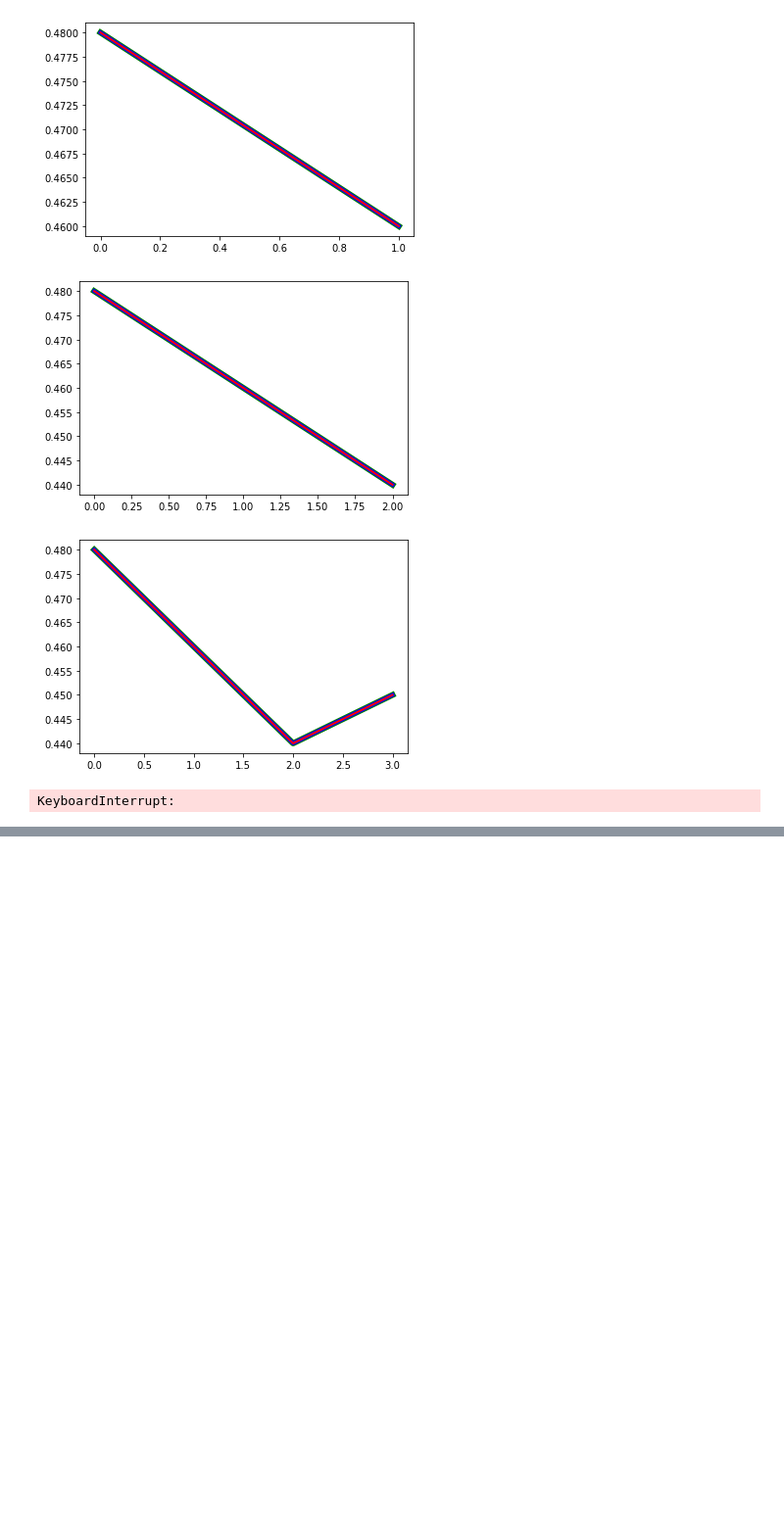
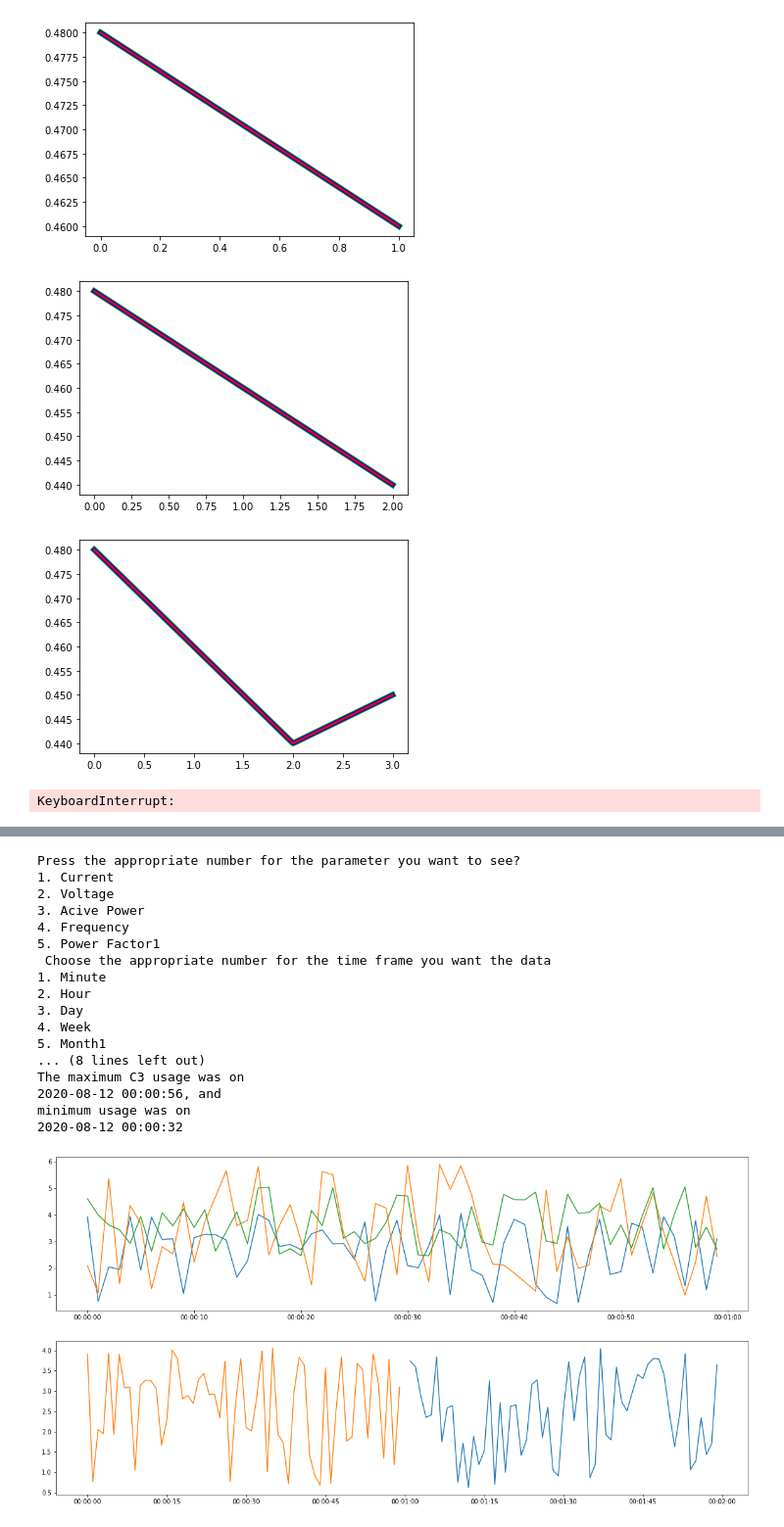
Before and after one commit to caxefaizan/S3_bucket_manipulation, a Jupyter notebook: Complete scenario.ipynb, the cells around one changed output, grey strips where cells are left out. Shown: that part at 98% size. Saved outputs shown, nothing was run; the diff lists cells and outputs as text; code cells hidden in the pictures; blank space fills up the shorter version.

Commit message:
threee phase graphs

```diff
--- a/Complete scenario.ipynb
+++ b/Complete scenario.ipynb
@@ -65,0 +91,2 @@ KeyError: 'index'
+# %%
+df = df.set_index('T')
@@ -65,0 +95,6 @@ KeyError: 'index'
+# %%
+df_m = df.resample('min').mean()
+# %%
+df_h = df.resample('H').mean()
+# %%
+df_d = df.resample('D').mean()
@@ -65,0 +112,72 @@ KeyError: 'index'
+# %%
+def plot_params (y,x):
+    fig,(ax0,ax1) =plt.subplots(nrows=2,ncols=1,figsize=(20,10))
+    if y==1:
+        df_temp =  df[:60]
+        df_temp2 = df[61:120]
+    elif y==2:
+        df_temp =  df_m[:60]
+    elif y==3:
+        df_temp =  df_h[:24]
+    elif y==4:
+        df_temp =  df_d[:7]
+    elif y==5:
+        df_temp =  df_d[:30]
+        r=1;
+    if  x==1:
+        max_val_C1 = df_temp['C1'].idxmax()
+        min_val_C1 = df_temp['C1'].idxmin()
+        max_val_C2 = df_temp['C2'].idxmax()
+        min_val_C2 = df_temp['C2'].idxmin()
+        max_val_C3 = df_temp['C3'].idxmax()
+        min_val_C3 = df_temp['C3'].idxmin()
+        ax0.plot(df_temp['C1'],label='Recent 1 Minute Consumption');
+        ax0.plot(df_temp['C2']);
+        ax0.plot(df_temp['C3']);
+        ax1.plot(df_temp2['C1'],label = 'Previous 1 Minute Consumption');
+        ax1.plot(df_temp['C1']);
+        print(f'The maximum C1 usage was on \n{max_val_C1}, and \nminimum usage was on \n{min_val_C1}')
+        print(f'The maximum C2 usage was on \n{max_val_C2}, and \nminimum usage was on \n{min_val_C2}')
+        print(f'The maximum C3 usage was on \n{max_val_C3}, and \nminimum usage was on \n{min_val_C3}')
+    elif x==2:
+        ax.plot(df_temp['V1']);
+        ax.plot(df_temp['V2']);
+        ax.plot(df_temp['V3']);
+        print(f'The maximum usage was on \n{df_temp.idxmax()}, and minimum usage was on \n{df_temp.idxmin()}')
+    elif x==3:
+        ax.plot(df_temp['A1']);
+        ax.plot(df_temp['A2']);
+        ax.plot(df_temp['A3']);
+        print(f'The maximum usage was on \n{df_temp.idxmax()}, and minimum usage was on \n{df_temp.idxmin()}')
+    elif x==4:
+        ax.plot(df_temp['F1']);
+        ax.plot(df_temp['F2']);
+        ax.plot(df_temp['F3']);
+        print(f'The maximum usage was on \n{df_temp.idxmax()}, and minimum usage was on \n{df_temp.idxmin()}')
+    elif x==5:
+        ax.plot(df_temp['PF1']);
+        ax.plot(df_temp['PF2']);
+        ax.plot(df_temp['PF3']);
+        print(f'The maximum usage was on {df_temp.idxmax()}, and minimum usage was on {df_temp.idxmin()}')
+p = int(input('Press the appropriate number for the parameter you want to see? \n1. Current\n2. Voltage\n3. Acive Power\n4. Frequency\n5. Power Factor'))
+f = int(input(' Choose the appropriate number for the time frame you want the data\n1. Minute\n2. Hour\n3. Day\n4. Week\n5. Month'))
+plot_params(f,p);
+# %% [output]
+Press the appropriate number for the parameter you want to see?
+1. Current
+2. Voltage
+3. Acive Power
+4. Frequency
+5. Power Factor1
+ Choose the appropriate number for the time frame you want the data
+1. Minute
+2. Hour
+3. Day
+4. Week
+5. Month1
+... (8 lines left out)
+The maximum C3 usage was on
+2020-08-12 00:00:56, and
+minimum usage was on
+2020-08-12 00:00:32
+[figure, added]
```
Also changed, not shown: parts of 25 cells of this notebook, 2 other files.
